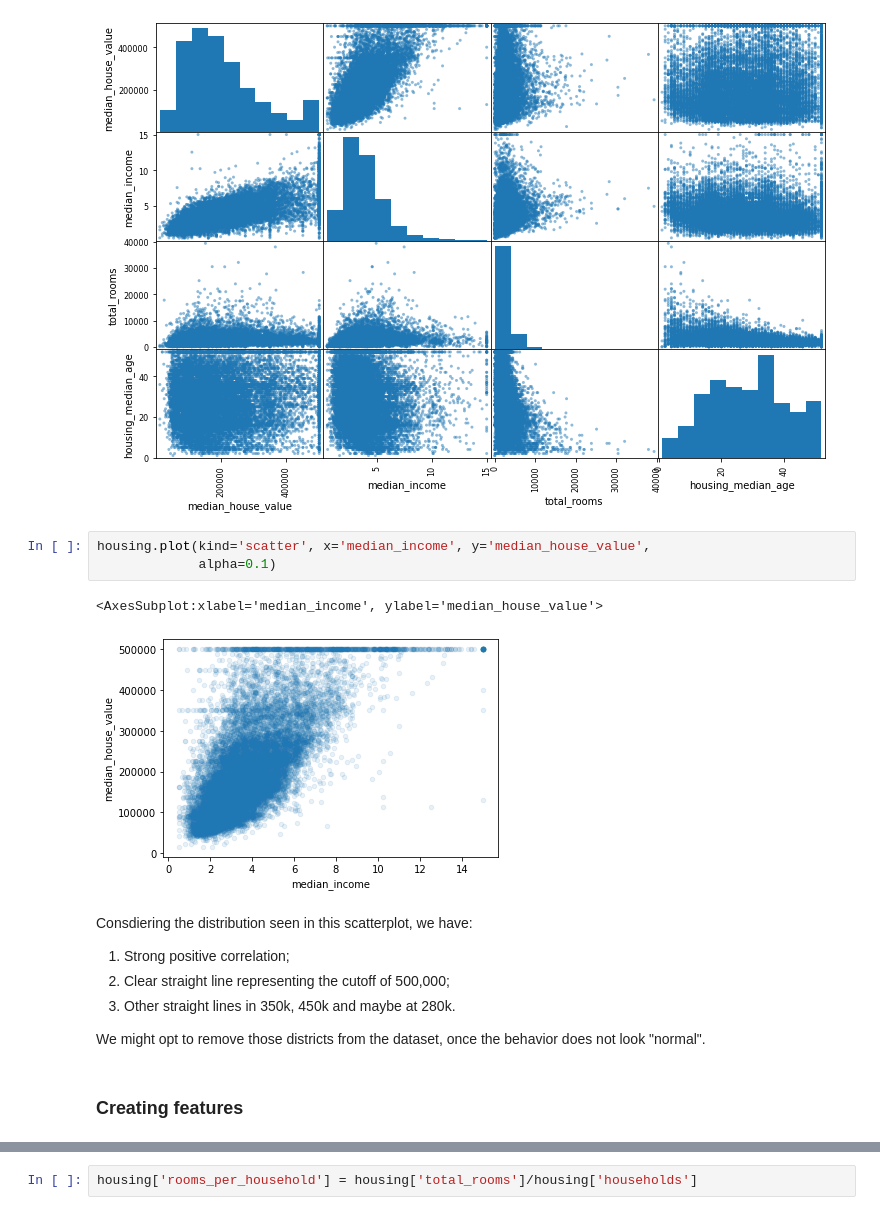
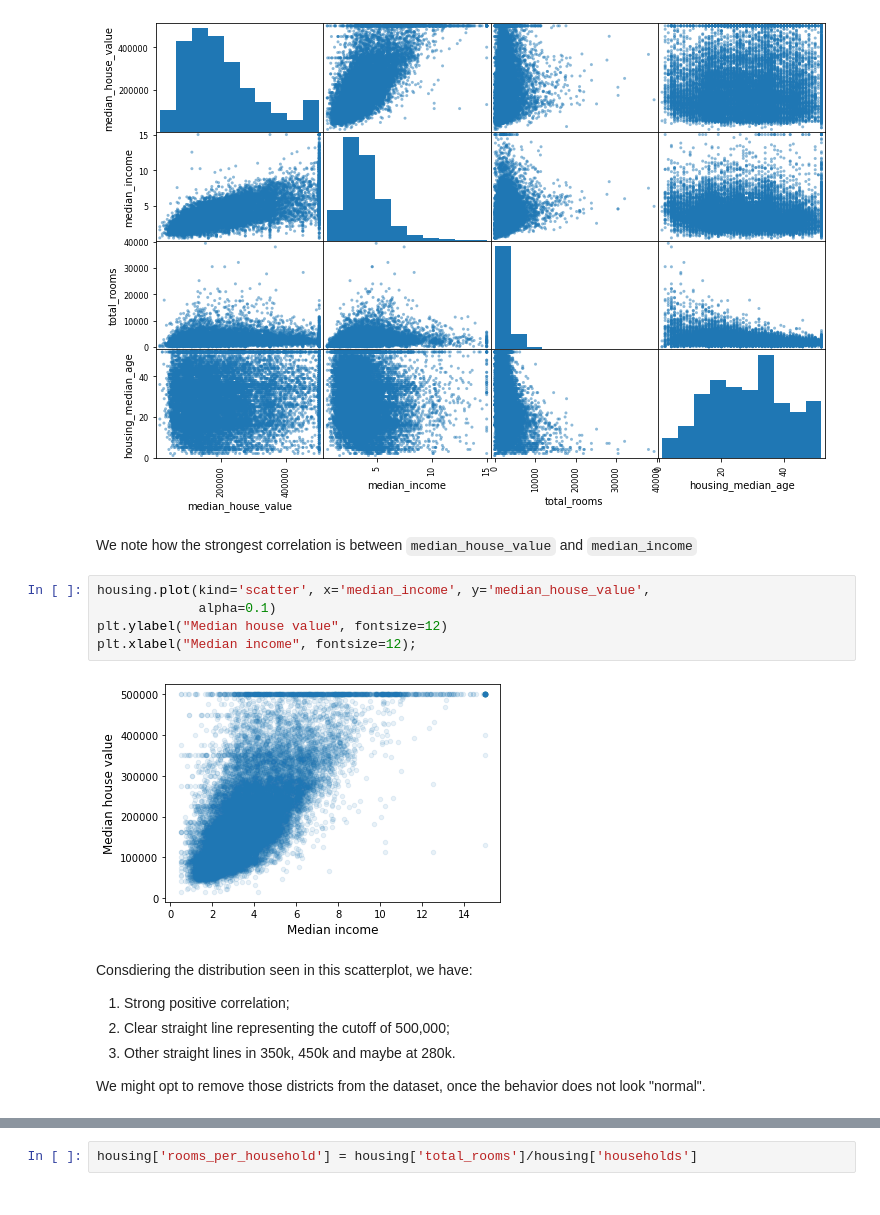
Before and after one commit to souzajvp/hands-on-ML, a Jupyter notebook: Chapter 2 - End-to-end machine learning project.ipynb, the cells around one changed output, grey strips where cells are left out. Cells and saved outputs as stored; diff of their text form.

```diff
--- a/Chapter 2 - End-to-end machine learning project.ipynb
+++ b/Chapter 2 - End-to-end machine learning project.ipynb
@@ -285,12 +289,15 @@ attributes = ['median_house_value', 'median_income', 'total_rooms',
 scatter_matrix(housing[attributes], figsize=(12,8));
 # %% [output]
 [figure]
+# %% [markdown]
+We note how the strongest correlation is between `median_house_value` and `median_income`
 # %%
 housing.plot(kind='scatter', x='median_income', y='median_house_value',
              alpha=0.1)
+plt.ylabel("Median house value", fontsize=12)
+plt.xlabel("Median income", fontsize=12);
 # %% [output]
-<AxesSubplot:xlabel='median_income', ylabel='median_house_value'>
-[figure, old version]
+[figure, new version]
 # %% [markdown]
 Consdiering the distribution seen in this scatterplot, we have:
 1. Strong positive correlation;
@@ -298,5 +305,3 @@ Consdiering the distribution seen in this scatterplot, we have:
 3. Other straight lines in 350k, 450k and maybe at 280k.
 
 We might opt to remove those districts from the dataset, once the behavior does not look "normal".
-# %% [markdown]
-### Creating features
```
Also changed, not shown: parts of 10 cells of this notebook.
